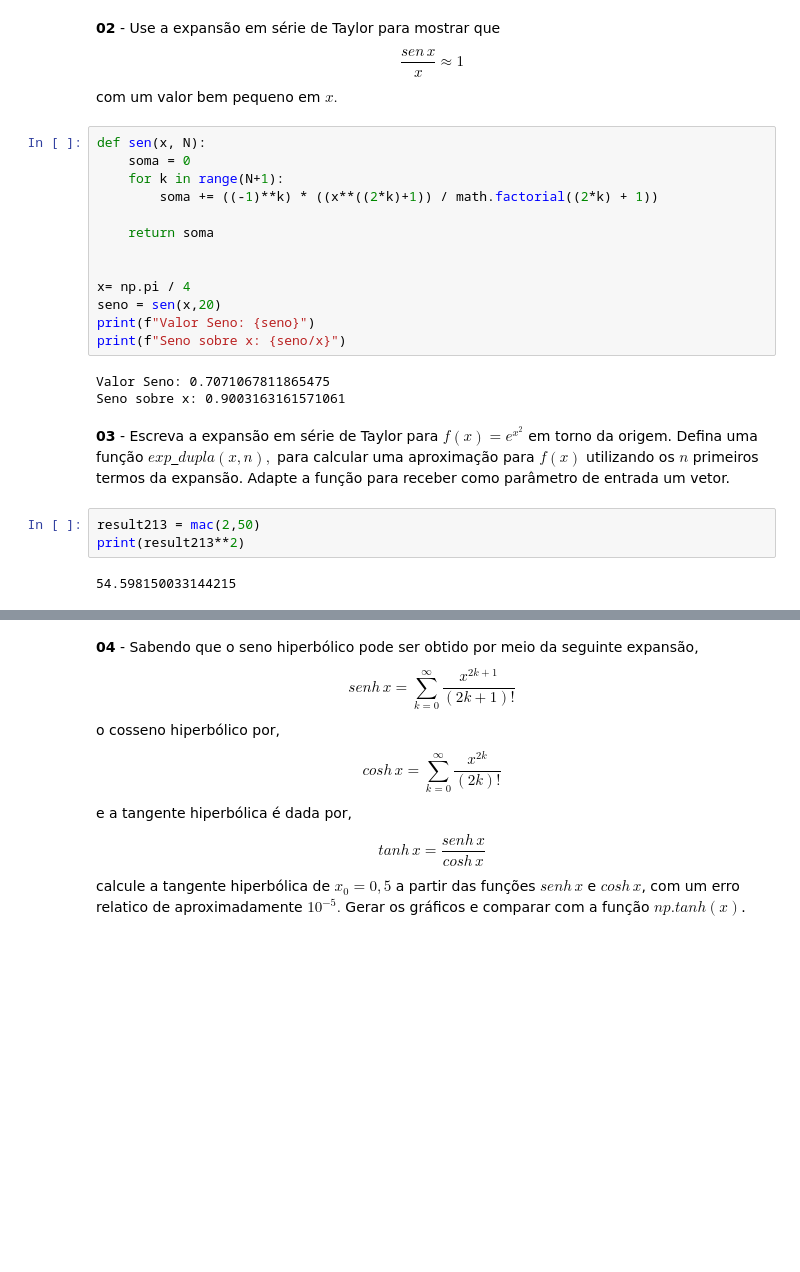
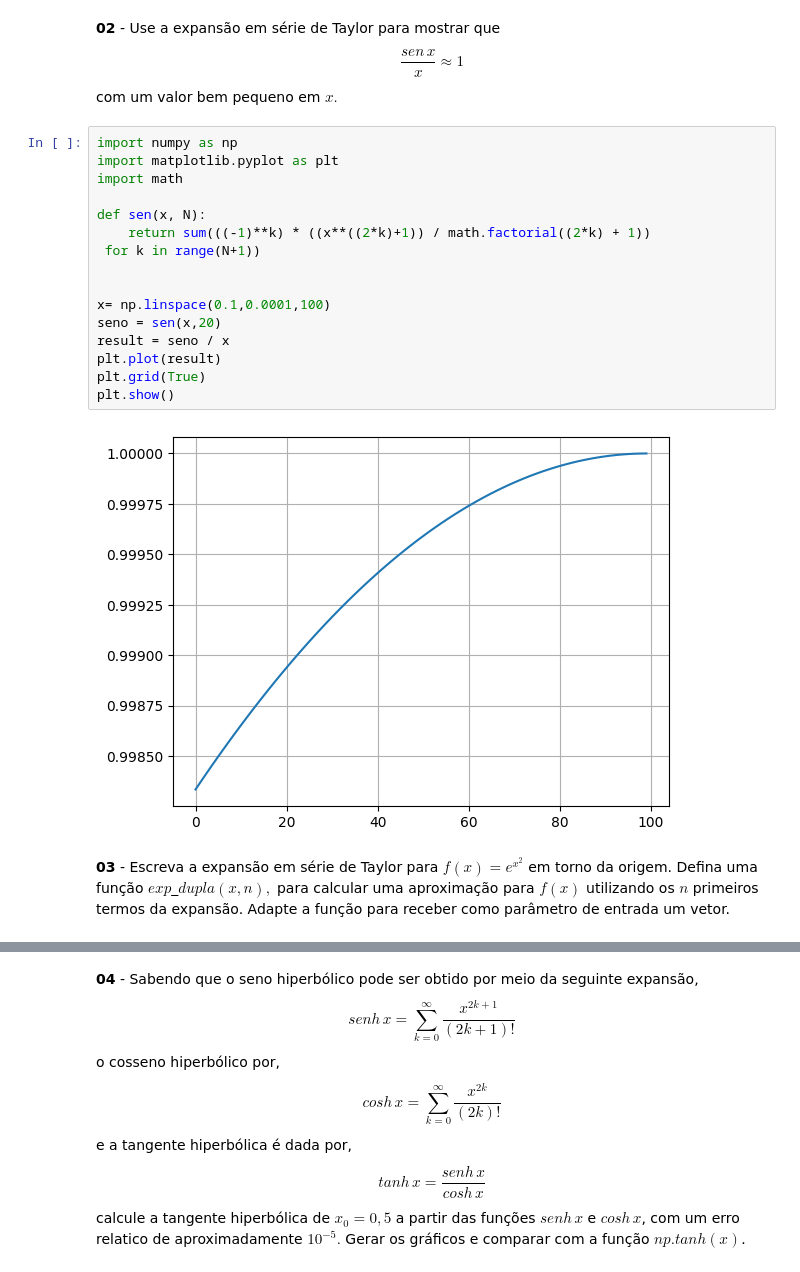
Before and after one commit to PedroNeto05/lab-CN, a Jupyter notebook: Lab_01.ipynb, the cells around one changed output, grey strips where cells are left out. Saved outputs shown, nothing was run; the diff lists cells and outputs as text; blank space fills up the shorter version.

```diff
--- a/Lab_01.ipynb
+++ b/Lab_01.ipynb
@@ -158,26 +168,23 @@ n Pi Erro
     \frac{sen\,x}{x} \approx 1
 \end{equation}
 com um valor bem pequeno em $x.$
-# %%
-def sen(x, N):
-    soma = 0
-    for k in range(N+1):
-        soma += ((-1)**k) * ((x**((2*k)+1)) / math.factorial((2*k) + 1))
-
-    return soma
-
-
-x= np.pi / 4
-seno = sen(x,20)
-print(f"Valor Seno: {seno}")
-print(f"Seno sobre x: {seno/x}")
-# %% [output]
-Valor Seno: 0.7071067811865475
-Seno sobre x: 0.9003163161571061
+# %%
+import numpy as np
+import matplotlib.pyplot as plt
+import math
+
+def sen(x, N):
+    return sum(((-1)**k) * ((x**((2*k)+1)) / math.factorial((2*k) + 1))
+ for k in range(N+1))
+
+
+x= np.linspace(0.1,0.0001,100)
+seno = sen(x,20)
+result = seno / x
+plt.plot(result)
+plt.grid(True)
+plt.show()
+# %% [output]
+[figure, added]
 # %% [markdown]
 **03** - Escreva a expansão em série de Taylor para $f(x) = e^{x^2}$ em torno da origem. Defina uma função $exp$\_$dupla(x,n),$ para calcular uma aproximação para $f(x)$ utilizando os $n$ primeiros termos da expansão. Adapte a função para receber como parâmetro de entrada um vetor.
-# %%
-result213 = mac(2,50)
-print(result213**2)
-# %% [output]
-54.598150033144215
```
Also changed, not shown: parts of 6 cells of this notebook.
